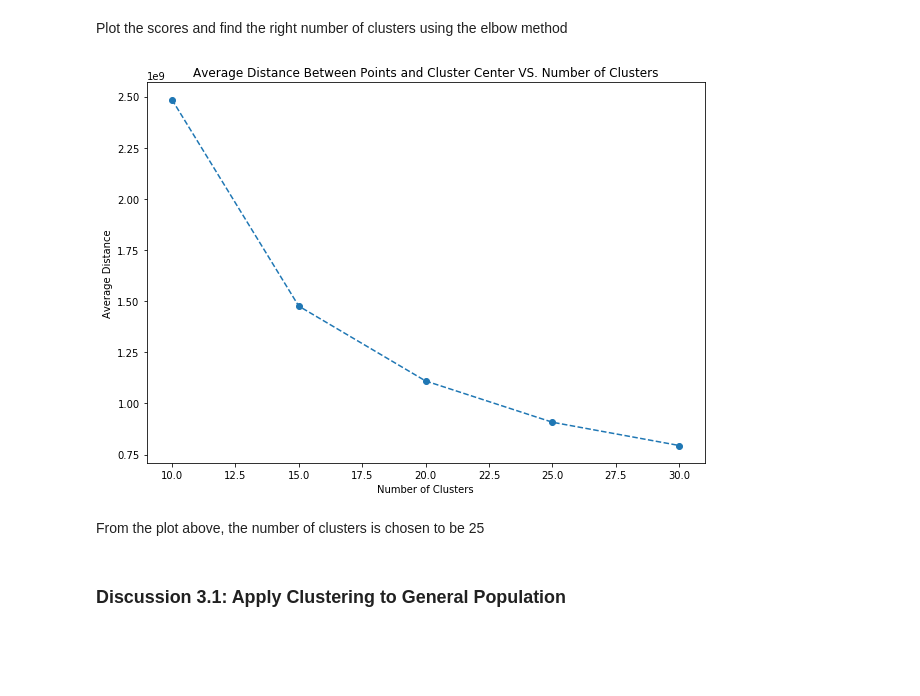
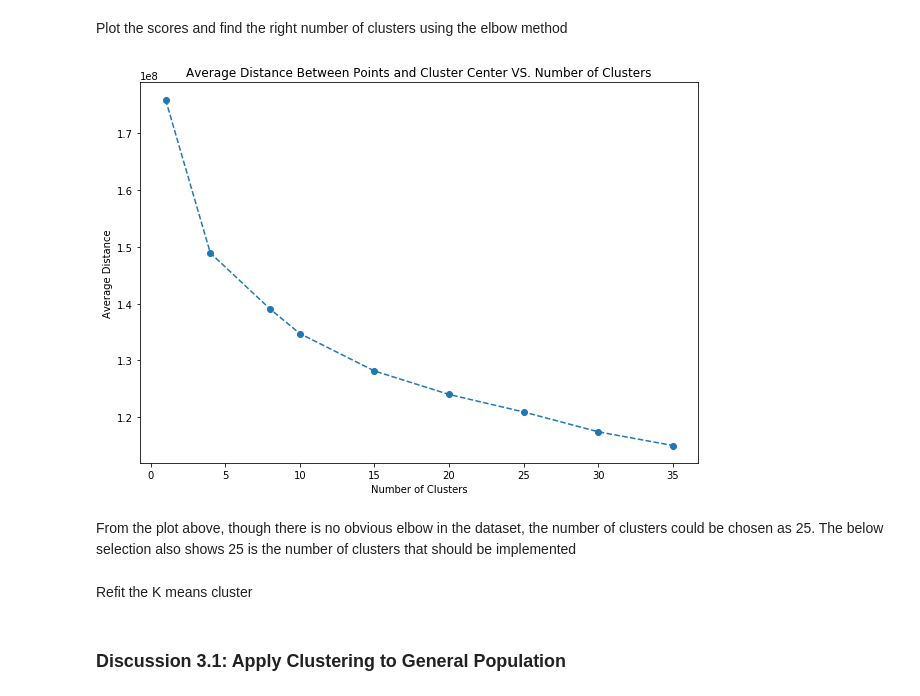
Before and after one commit to chen-bowen/Data_Science_Portfolio, a Jupyter notebook: Project 3 - Identify Customer Segementation/Identify_Customer_Segments.ipynb, the cells around one changed output. Cells and saved outputs as stored; diff of their text form; code cells hidden in the pictures; blank space fills up the shorter version.

```diff
--- a/Project 3 - Identify Customer Segementation/Identify_Customer_Segments.ipynb
+++ b/Project 3 - Identify Customer Segementation/Identify_Customer_Segments.ipynb
@@ -456,3 +495,7 @@ azdias = scalar.fit_transform(azdias_impute)
+# %%
+scalar = StandardScaler()
+scalar_model = scalar.fit(azdias_impute)
+azdias_scaled = pd.DataFrame(scalar_model.transform(azdias_impute), columns = feature_names)
 # %% [markdown]
 ### Discussion 2.1: Apply Feature Scaling
 # %% [markdown]
@@ -473,3 +513,7 @@ azdias_pca = pca.fit_transform(azdias)
+# %%
+pca = PCA()
+pca_model= pca.fit(azdias_scaled)
+azdias_pca = pca_model.transform(azdias_scaled)
 # %% [markdown]
 Plot % variance explained
 # %%
@@ -515,3 +559,7 @@ azdias_pca = pca.fit_transform(azdias_impute)
+# %%
+pca = PCA(fit_components)
+pca_model= pca.fit(azdias_scaled)
+azdias_pca = pca_model.transform(azdias_scaled)
 # %% [markdown]
 ### Discussion 2.2: Perform Dimensionality Reduction
 # %% [markdown]
@@ -608,27 +697,26 @@ You've assessed and cleaned the demographics data, then scaled and transformed t
 - Perform the above two steps for a number of different cluster counts. You can then see how the average distance decreases with an increasing number of clusters. However, each additional cluster provides a smaller net benefit. Use this fact to select a final number of clusters in which to group the data. **Warning**: because of the large size of the dataset, it can take a long time for the algorithm to resolve. The more clusters to fit, the longer the algorithm will take. You should test for cluster counts through at least 10 clusters to get the full picture, but you shouldn't need to test for a number of clusters above about 30.
 - Once you've selected a final number of clusters to use, re-fit a KMeans instance to perform the clustering operation. Make sure that you also obtain the cluster assignments for the general demographics data, since you'll be using them in the final Step 3.3.
 # %%
-with active_session():
-    cluster_nums = np.arange(10, 31, 5)
-    avg_d = []
-    for i in cluster_nums:
-        # run k-means clustering on the data
-        kmeans = KMeans(i)
-        kmeans.fit(azdias_pca)
-        # compute the average within-cluster distances
-        avg_d.append(-kmeans.score(azdias_pca))
+cluster_nums =  [1, 4, 8] + list(np.arange(10, 36, 5))
+avg_d = []
+for i in cluster_nums:
+    # run k-means clustering on the data
+    kmeans = KMeans(i)
+    kmeans.fit(azdias_pca)
+    # compute the average within-cluster distances
+    avg_d.append(-kmeans.score(azdias_pca))
 # %% [markdown]
 Plot the scores and find the right number of clusters using the elbow method
 # %%
 plt.figure(figsize=(10, 7))
-plt.plot(np.arange(10, 31, 5), avg_d,  linestyle='--',
+plt.plot(cluster_nums, avg_d,  linestyle='--',
          marker='o')
 
 plt.xlabel('Number of Clusters')
 plt.ylabel('Average Distance')
 plt.title('Average Distance Between Points and Cluster Center VS. Number of Clusters')
 plt.show()
 # %% [output]
-[figure, old version]
+[figure, new version]
-# %% [markdown]
-From the plot above, the number of clusters is chosen to be 25
+# %% [markdown]
+From the plot above, though there is no obvious elbow in the dataset, the number of clusters could be chosen as 25. The below selection also shows 25 is the number of clusters that should be implemented
@@ -635 +726,3 @@ From the plot above, the number of clusters is chosen to be 25
+# %% [markdown]
+Refit the K means cluster
 # %%
```
Also changed, not shown: parts of 92 cells of this notebook, 1 other file.
